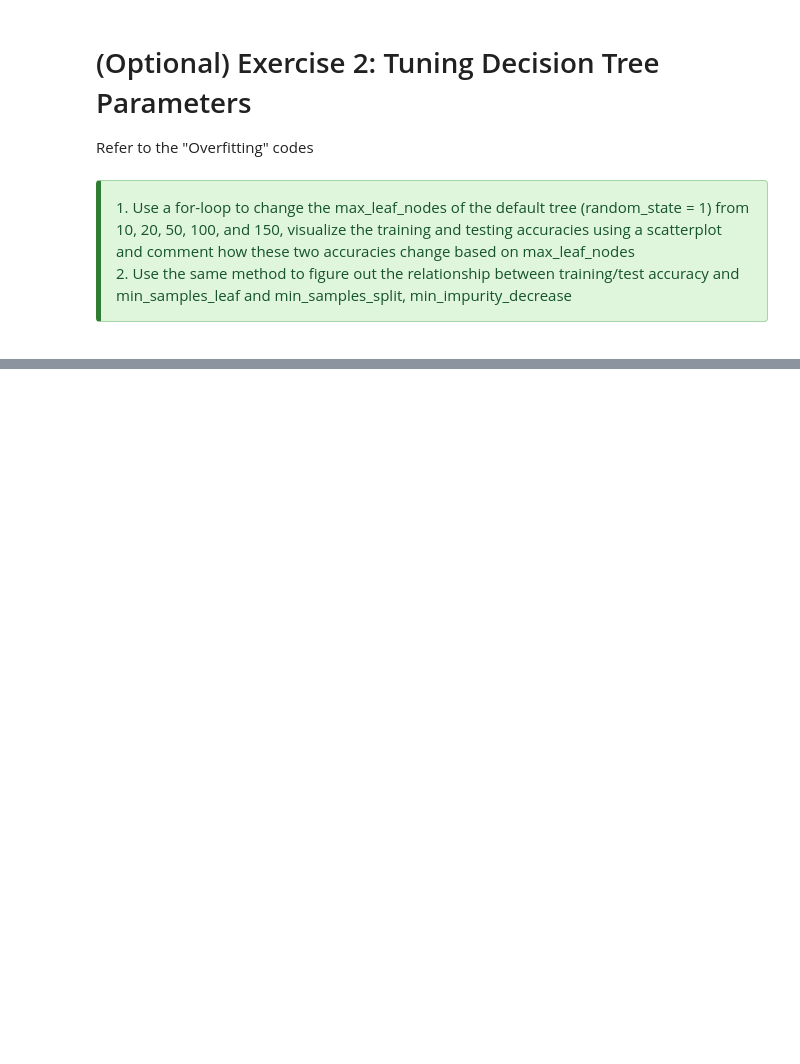
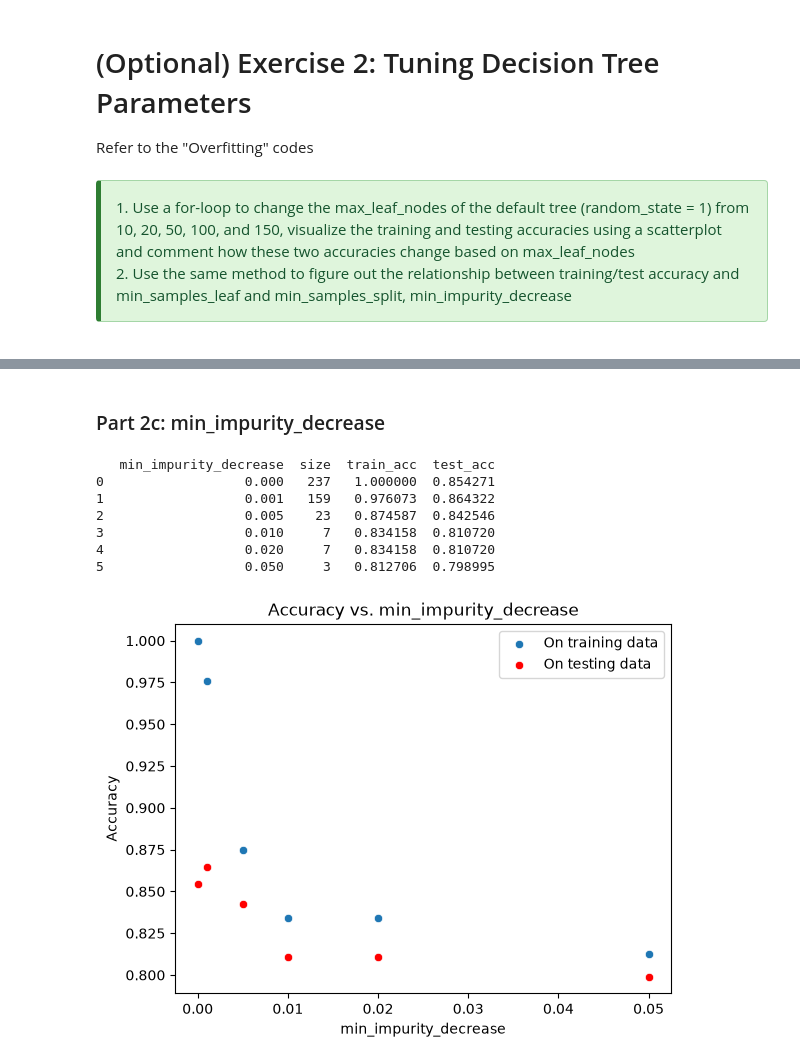
Before and after one commit to junseo25/comm4259-work, a Jupyter notebook: lab_04/09-28-26_Jun_Seo_Lee_Lab_04-Predictive_Modeling.ipynb, the cells around one changed output, grey strips where cells are left out. Drawn from its saved outputs; the diff is of its cells as text; code cells hidden in the pictures; blank space fills up the shorter version.

```diff
--- a/lab_04/09-28-26_Jun_Seo_Lee_Lab_04-Predictive_Modeling.ipynb
+++ b/lab_04/09-28-26_Jun_Seo_Lee_Lab_04-Predictive_Modeling.ipynb
@@ -560,0 +707,46 @@ Refer to the "Overfitting" codes
+# %% [markdown]
+### Part 2c: min_impurity_decrease
+# %%
+train_acc = []
+test_acc = []
+size = []
+min_impurity = [0, 0.001, 0.005, 0.01, 0.02, 0.05]
+
+# Build decision trees with different min_impurity_decrease
+for i in min_impurity:
+    # Define a default decision tree, only changing min_impurity_decrease
+    dt = DecisionTreeClassifier(min_impurity_decrease = i, random_state = 1)
+    # Tree on the training data
+    dt = dt.fit(X_train, y_train)
+
+    # Obtain training accuracy
+    y_pred_train = dt.predict(X_train)
+    train_acc.append(accuracy_score(y_train, y_pred_train))
+
+    # Obtain testing accuracy
+    y_pred_test = dt.predict(X_test)
+    test_acc.append(accuracy_score(y_test, y_pred_test))
+
+    # Obtain tree size
+    size.append(dt.tree_.node_count)
+
+# Log the results in a dataframe
+tree_log = {'min_impurity_decrease':min_impurity, 'size':size, 'train_acc':train_acc, 'test_acc':test_acc}
+impurity_df = pd.DataFrame(tree_log)
+print(impurity_df)
+
+# Visualize training and testing accuracy
+sns.scatterplot(x = "min_impurity_decrease", y = "train_acc", data = impurity_df, label = 'On training data')
+sns.scatterplot(x = "min_impurity_decrease", y = "test_acc", data = impurity_df, label = 'On testing data',
+                color = 'r').set(xlabel = 'min_impurity_decrease', ylabel = "Accuracy",
+                                 title = "Accuracy vs. min_impurity_decrease")
+plt.savefig("min_impurity_decrease.png")
+# %% [output]
+   min_impurity_decrease  size  train_acc  test_acc
+0                  0.000   237   1.000000  0.854271
+1                  0.001   159   0.976073  0.864322
+2                  0.005    23   0.874587  0.842546
+3                  0.010     7   0.834158  0.810720
+4                  0.020     7   0.834158  0.810720
+5                  0.050     3   0.812706  0.798995
+[figure, added]
```
Also changed, not shown: parts of 9 cells of this notebook, 9 other files.
